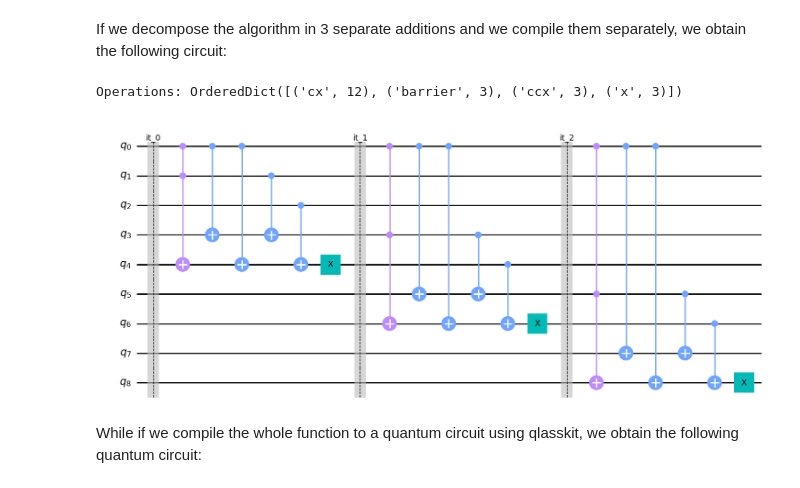
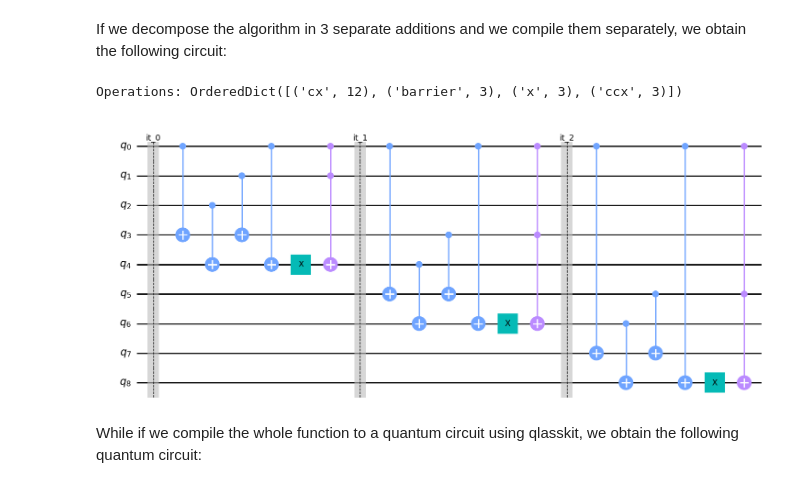
Before and after one commit to dakk/qlasskit, a Jupyter notebook: docs/source/how_it_works.ipynb, the cells around one changed output. Cells and saved outputs as stored; diff of their text form; code cells hidden in the pictures.

```diff
--- a/docs/source/how_it_works.ipynb
+++ b/docs/source/how_it_works.ipynb
@@ -29,20 +29,19 @@ If we decompose the algorithm in 3 separate additions and we compile them separa
 # %%
 @qlassf
 def f1(b: bool, n: Qint2) -> Qint2:
     return n + (1 if b else 2)
 
-f1.compile("tweedledum")
 qc = QuantumCircuit(f_comp.num_qubits * 2 - 1)
 
 for i in range(3):
     qc.barrier(label=f"it_{i}")
     qc.append(f1.gate(), [0] + list(range(1 + i * 2, 5 + i * 2)))
 
 print('Operations:', qc.decompose().count_ops())
 qc.decompose().draw("mpl")
 # %% [output]
-Operations: OrderedDict([('cx', 12), ('barrier', 3), ('ccx', 3), ('x', 3)])
+Operations: OrderedDict([('cx', 12), ('barrier', 3), ('x', 3), ('ccx', 3)])
-[figure, old version]
+[figure, new version]
 # %% [markdown]
 While if we compile the whole function to a quantum circuit using qlasskit, we obtain the following quantum circuit:
 # %%
```
